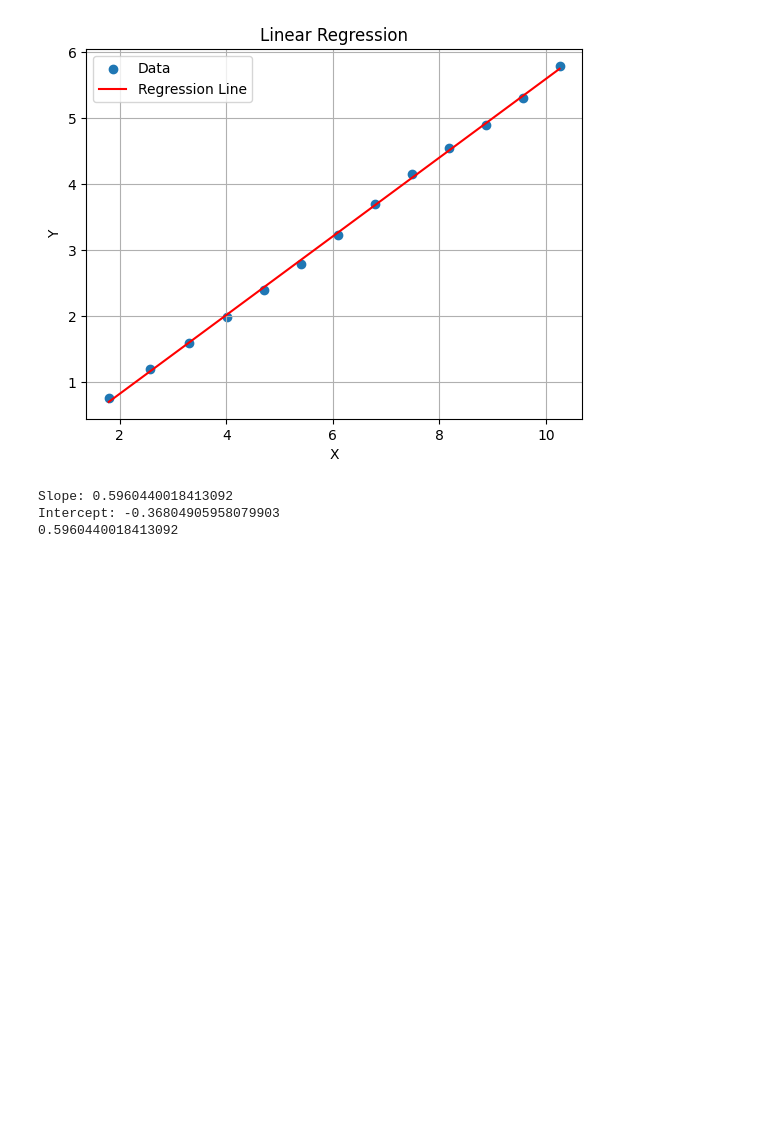
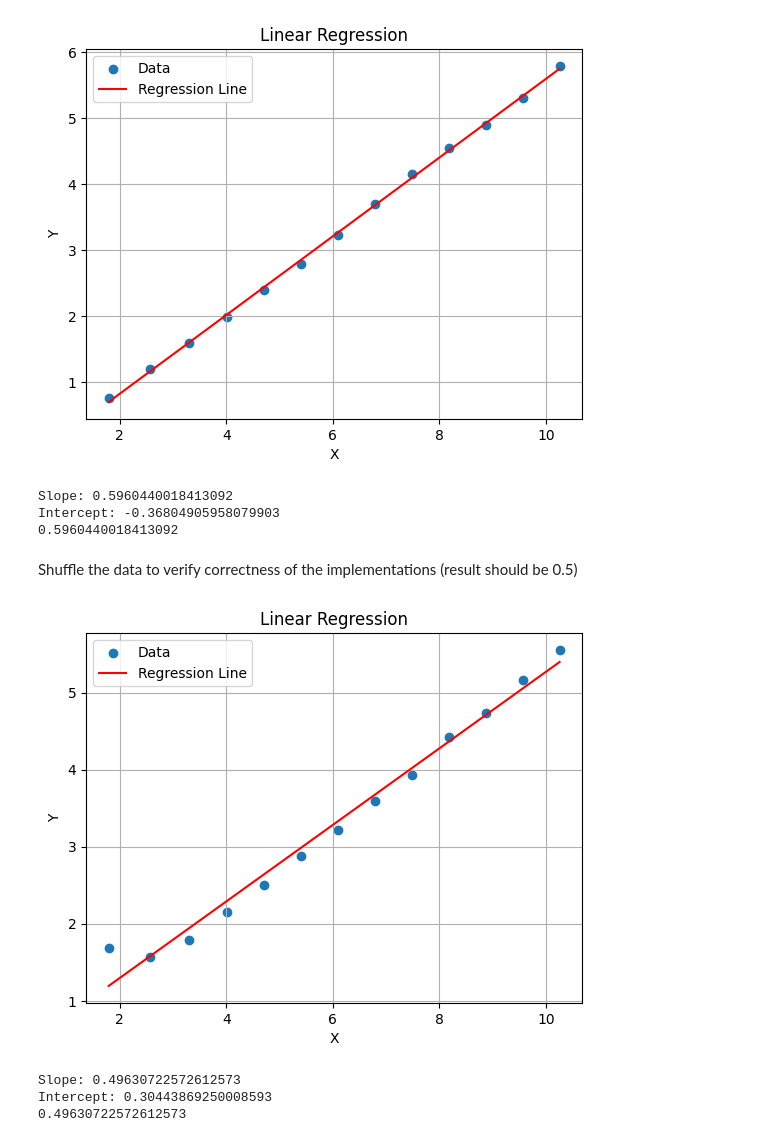
Before and after one commit to msobolewska/fractal, a Jupyter notebook: RRA.ipynb, the cells around one changed output. Drawn from its saved outputs; the diff is of its cells as text; code cells hidden in the pictures; blank space fills up the shorter version.

```diff
--- a/RRA.ipynb
+++ b/RRA.ipynb
@@ -37,3 +41,27 @@ print(estimated_a)
 Slope: 0.5960440018413092
 Intercept: -0.36804905958079903
 0.5960440018413092
+# %% [markdown]
+Shuffle the data to verify correctness of the implementations (result should be 0.5)
+# %%
+from helpers.TimeSeries import shuffle
+fts_shuffled = shuffle(fts)
+#print(fts_shuffled)
+# %%
+from helpers.TimeSeries import normalize
+fts_normalized_shufled = normalize(fts_shuffled)
+#print(fts_normalized)
+# %%
+from helpers.TimeSeries import construct_its_from_normalized_ts
+its_shufled = construct_its_from_normalized_ts(fts_normalized_shufled)
+#print(its)
+# %%
+from algorithms.RRA.RRA import perform_rra
+estimated_a = perform_rra(its_shufled, fts_normalized)
+
+print(estimated_a)
+# %% [output]
+[figure, added]
+Slope: 0.49630722572612573
+Intercept: 0.30443869250008593
+0.49630722572612573
```
Also changed, not shown: parts of 1 cell of this notebook, 4 other files.
